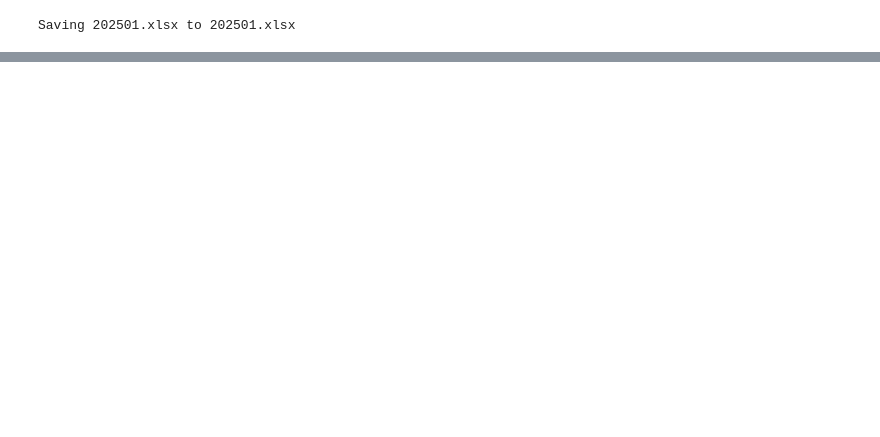
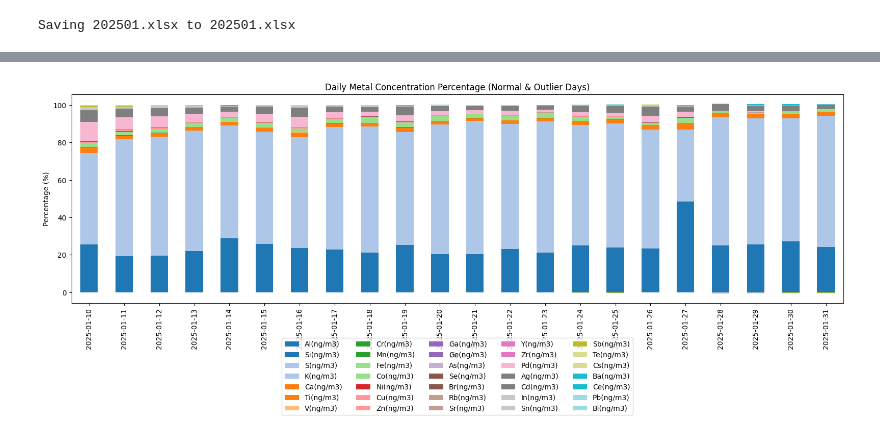
Before and after one commit to hyen0322/Data, a Jupyter notebook: Daily Metal Concentration Percentage.ipynb, the cells around one changed output, grey strips where cells are left out. Drawn from its saved outputs; the diff is of its cells as text; code cells hidden in the pictures; blank space fills up the shorter version.

```diff
--- a/Daily Metal Concentration Percentage.ipynb
+++ b/Daily Metal Concentration Percentage.ipynb
@@ -12,0 +22,13 @@ df = pd.read_excel('202501.xlsx')
+# %%
+# 이상치 기준: 평균 + 2표준편차 초과
+thresholds = daily_metal_sum.mean() + 2 * daily_metal_sum.std()
+outlier_mask = (daily_metal_sum > thresholds).any(axis=1)
+
+# 이상치 날짜와 정상 날짜 분리
+outlier_days = daily_metal_sum[outlier_mask]
+normal_days = daily_metal_sum[~outlier_mask]
+
+from IPython.display import display
+
+display(outlier_days.head())  # 이상치 날짜 데이터 확인
+display(normal_days.head())   # 정상 날짜 데이터 확인
@@ -12,0 +52,11 @@ df = pd.read_excel('202501.xlsx')
+# %%
+# 전체 날짜 데이터 결합 후 정렬
+combined_days = pd.concat([outlier_days, normal_days])
+combined_days_sorted = combined_days.sort_index()
+
+# 정렬된 데이터 일부 확인
+print("\n[병합 및 정렬된 금속 농도 총합 데이터 - 상위 5개]")
+print(combined_days_sorted.head())
+
+print("\n[병합 및 정렬된 금속 농도 총합 데이터 - 하위 5개]")
+print(combined_days_sorted.tail())
@@ -12,0 +81,5 @@ df = pd.read_excel('202501.xlsx')
+# %%
+# 금속 비율(%) 계산: 각 날짜의 총합 대비 금속별 구성 비율
+combined_percentage = combined_days_sorted.div(combined_days_sorted.sum(axis=1), axis=0) * 100
+
+print(combined_percentage.head())
@@ -12,0 +104,16 @@ df = pd.read_excel('202501.xlsx')
+# %%
+import matplotlib.pyplot as plt
+
+# 그래프 생성
+fig, ax = plt.subplots(figsize=(16, 7))
+combined_percentage.plot(kind='bar', stacked=True, ax=ax, colormap='tab20')
+
+# 시각화 요소 추가
+plt.title("Daily Metal Concentration Percentage (Normal & Outlier Days)")
+plt.ylabel("Percentage (%)")
+plt.xlabel("Date")
+plt.legend(loc='upper center', bbox_to_anchor=(0.5, -0.15), ncol=5)
+plt.tight_layout()
+plt.show()
+# %% [output]
+[figure, added]
```
Also changed, not shown: parts of 5 cells of this notebook.
